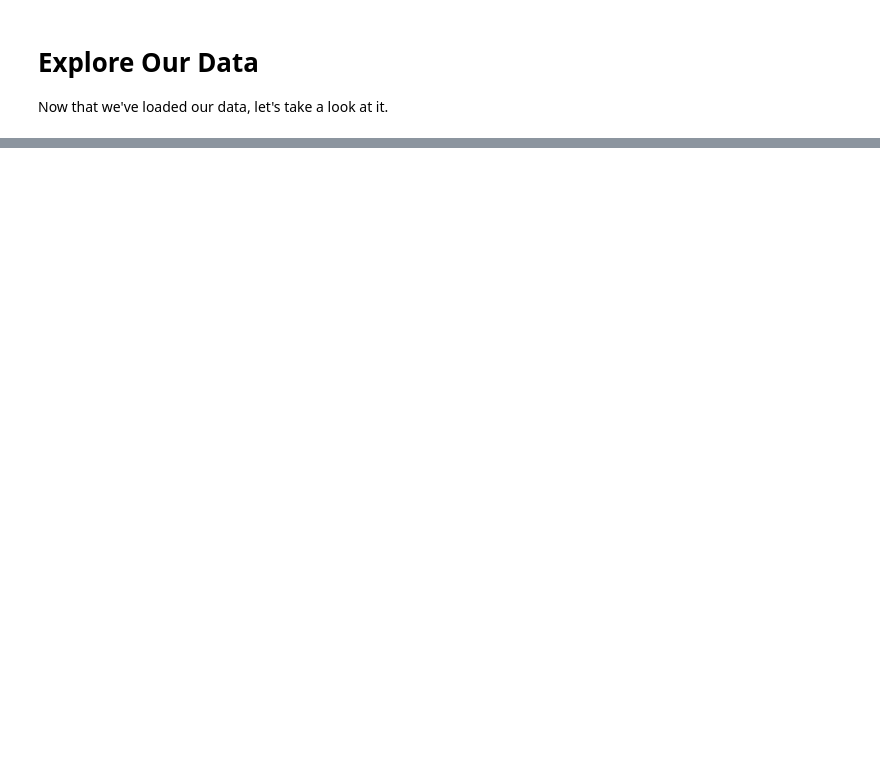
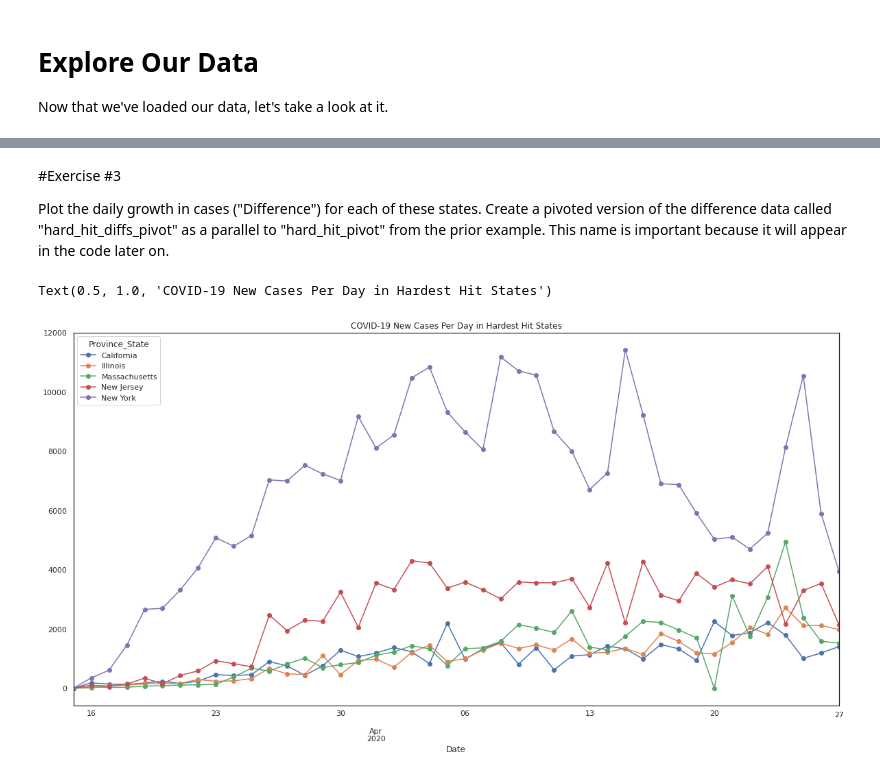
Before and after one commit to stephenfrein/py_packages_data_analysis, a Jupyter notebook: python_packages_data_analysis.ipynb, the cells around one changed output, grey strips where cells are left out. Drawn from its saved outputs; the diff is of its cells as text; code cells hidden in the pictures; blank space fills up the shorter version.

```diff
--- a/python_packages_data_analysis.ipynb
+++ b/python_packages_data_analysis.ipynb
@@ -64,0 +340,15 @@ covid_df.describe(include="all")
+# %% [markdown]
+#Exercise #3
+
+Plot the daily growth in cases ("Difference") for each of these states. Create a pivoted version of the difference data called "hard_hit_diffs_pivot" as a parallel to "hard_hit_pivot" from the prior example. This name is important because it will appear in the code later on.
+# %%
+# you can steal most of the code above for the cases plot - you just need to make a handful of key edits
+hard_hit_diffs = covid_df.loc[covid_df['Province_State'].isin(['New York','New Jersey','Massachusetts','Illinois','California']) & (covid_df['Case_Type']=='Confirmed'), ['Difference','Date','Province_State']]
+hard_hit_diffs['Date'] =  pd.to_datetime(hard_hit_diffs['Date'])
+hard_hit_diffs_pivot = pd.pivot_table(hard_hit_diffs, values='Difference', index=['Date'], columns=['Province_State'], aggfunc=np.sum)
+hard_hit_diffs_plot = hard_hit_diffs_pivot.plot(marker="o")
+hard_hit_diffs_plot.set_xlim(pd.Timestamp('2020-03-15'), pd.Timestamp('2020-04-27'))
+hard_hit_diffs_plot.set_title("COVID-19 New Cases Per Day in Hardest Hit States")
+# %% [output]
+Text(0.5, 1.0, 'COVID-19 New Cases Per Day in Hardest Hit States')
+[figure, added]
```
Also changed, not shown: parts of 40 cells of this notebook.
